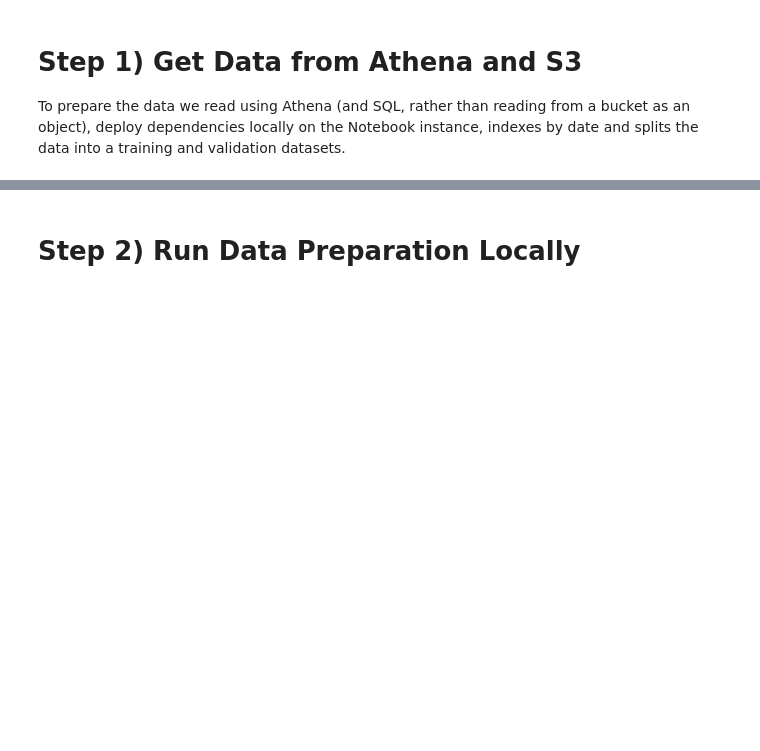
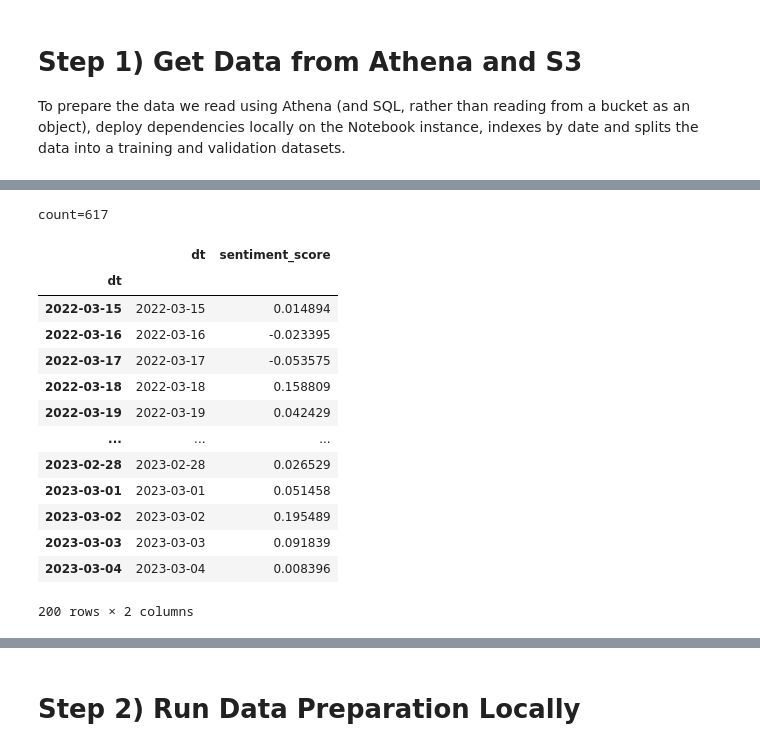
Before and after one commit to wxcuop/algorithmic-trading, a Jupyter notebook: 3_Models/Train_Model_Forecast_with_Sentiment.ipynb, the cells around one changed output, grey strips where cells are left out. Drawn from its saved outputs; the diff is of its cells as text; code cells hidden in the pictures; blank space fills up the shorter version.

```diff
--- a/3_Models/Train_Model_Forecast_with_Sentiment.ipynb
+++ b/3_Models/Train_Model_Forecast_with_Sentiment.ipynb
@@ -118,2 +110,27 @@ count=252
+# %%
+df = pd.read_sql("SELECT time_published_datetime AS dt,sentiment_score FROM algo_data.hist_news_daily_alphavantage \
+                WHERE time_published_datetime >= DATE '2022-01-01' AND time_published_datetime < DATE '2025-01-01' \
+                AND SYMBOL = 'INTC' ORDER BY dt;", engine)
+df_sentiment_INTC = df.groupby(['dt'])['sentiment_score'].mean().reset_index()
+df_sentiment_INTC.set_index(pd.DatetimeIndex(df_sentiment_INTC['dt']),inplace=True)
+#df_sentiment_INTC.to_csv('local/'+model_name+'/input/data/training/data_orig_sentiment_INTC.csv', index=False)
+print("count=%s" % len(df_sentiment_INTC))
+df_sentiment_INTC.head(200)
+# %% [output]
+count=617
+|  | dt | sentiment_score |
+| dt |  |  |
+| 2022-03-15 | 2022-03-15 | 0.014894 |
+| 2022-03-16 | 2022-03-16 | -0.023395 |
+| 2022-03-17 | 2022-03-17 | -0.053575 |
+| 2022-03-18 | 2022-03-18 | 0.158809 |
+| 2022-03-19 | 2022-03-19 | 0.042429 |
+| ... | ... | ... |
+| 2023-02-28 | 2023-02-28 | 0.026529 |
+| 2023-03-01 | 2023-03-01 | 0.051458 |
+| 2023-03-02 | 2023-03-02 | 0.195489 |
+| 2023-03-03 | 2023-03-03 | 0.091839 |
+| 2023-03-04 | 2023-03-04 | 0.008396 |
+200 rows × 2 columns
 # %%
 %matplotlib inline
```
Also changed, not shown: parts of 20 cells of this notebook, 19 other files.
